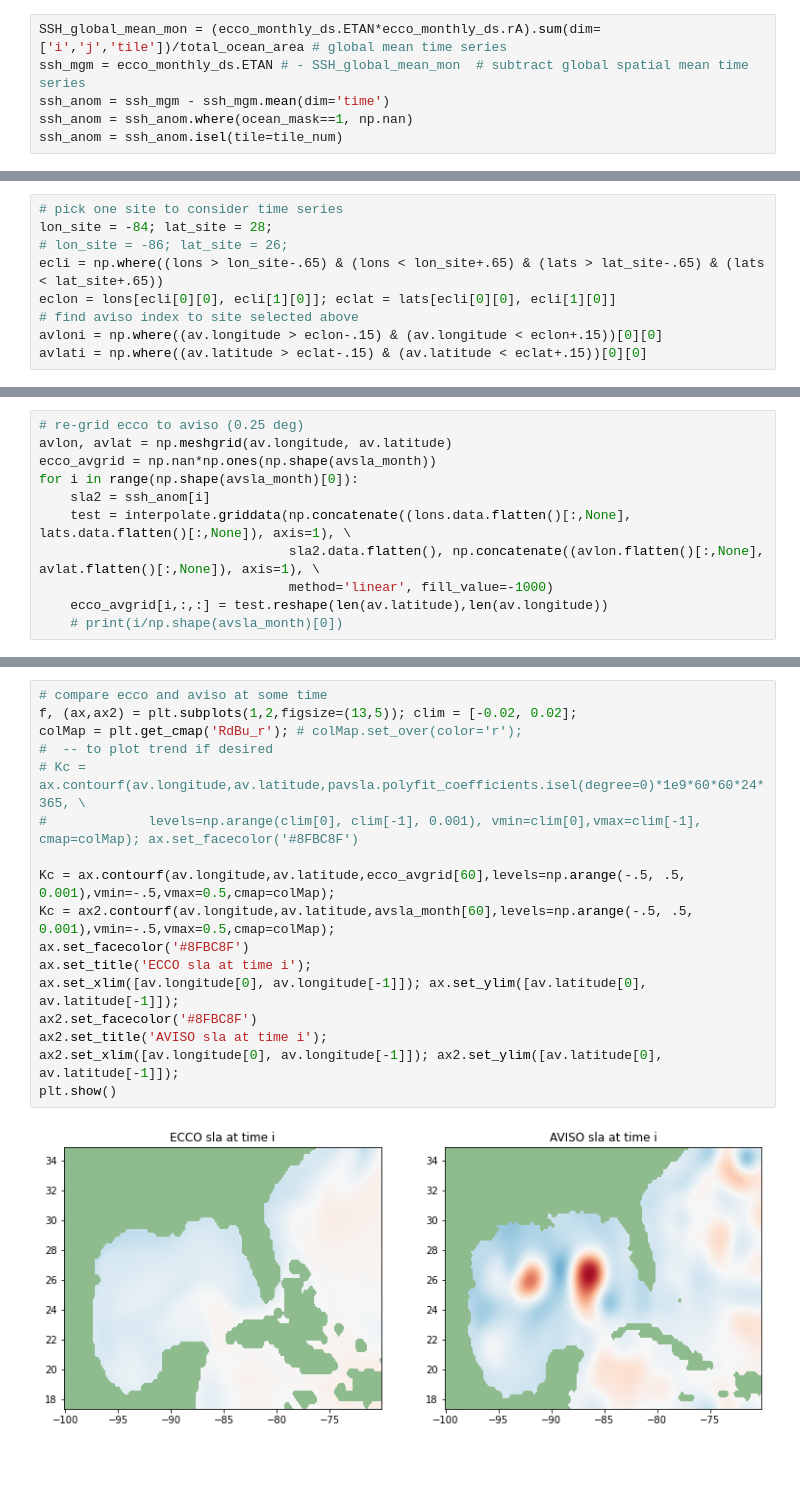
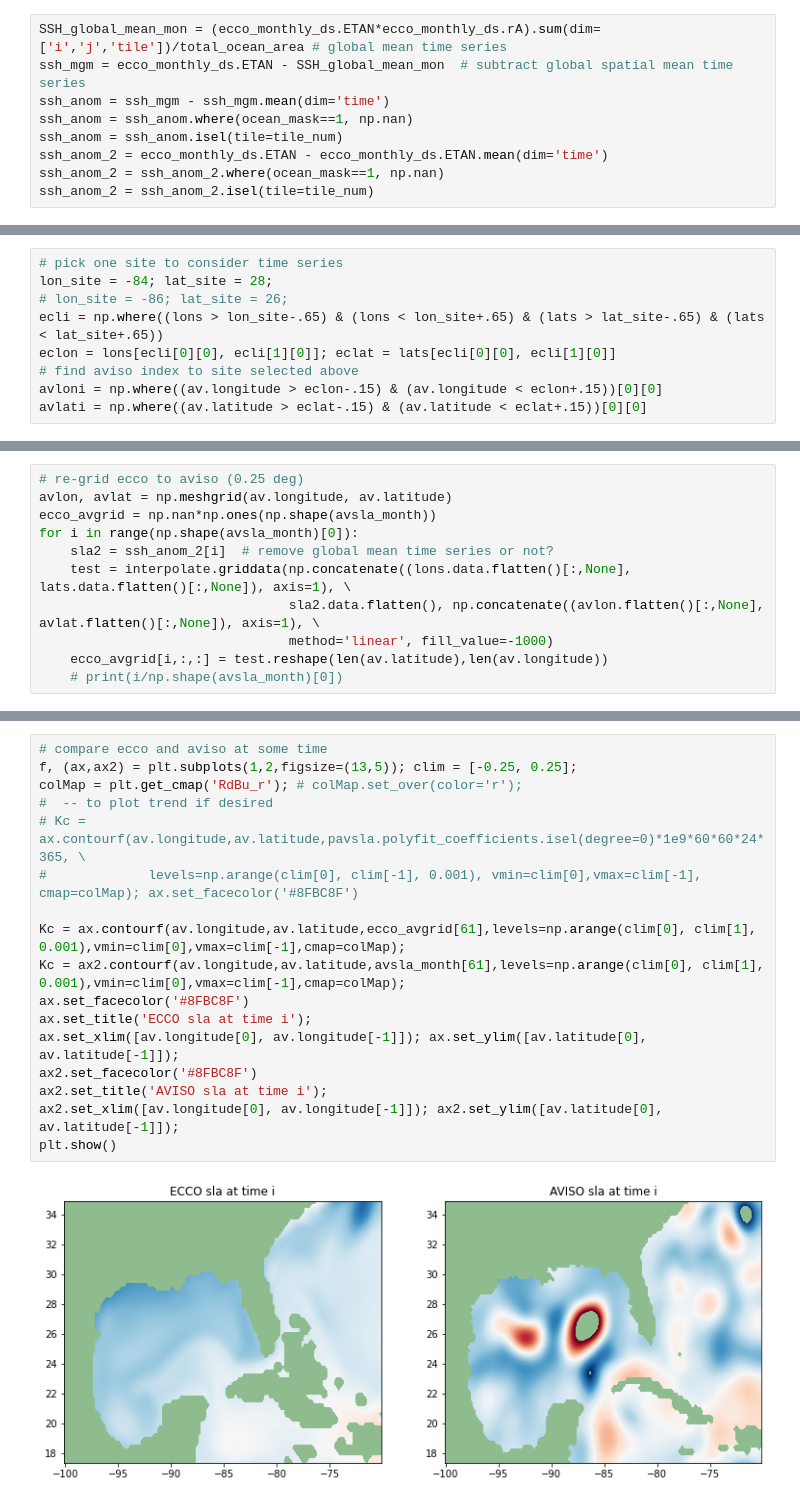
Before and after one commit to jakesteinberg/nasa_ostst, a Jupyter notebook: aviso_trends.ipynb, the cells around one changed output, grey strips where cells are left out. Saved outputs shown, nothing was run; the diff lists cells and outputs as text; blank space fills up the shorter version.

```diff
--- a/aviso_trends.ipynb
+++ b/aviso_trends.ipynb
@@ -54,9 +58,12 @@ total_ocean_area = np.sum(ecco_monthly_ds.rA*ocean_mask)
 # %%
 SSH_global_mean_mon = (ecco_monthly_ds.ETAN*ecco_monthly_ds.rA).sum(dim=['i','j','tile'])/total_ocean_area # global mean time series
-ssh_mgm = ecco_monthly_ds.ETAN # - SSH_global_mean_mon  # subtract global spatial mean time series
+ssh_mgm = ecco_monthly_ds.ETAN - SSH_global_mean_mon  # subtract global spatial mean time series
 ssh_anom = ssh_mgm - ssh_mgm.mean(dim='time')
 ssh_anom = ssh_anom.where(ocean_mask==1, np.nan)
 ssh_anom = ssh_anom.isel(tile=tile_num)
+ssh_anom_2 = ecco_monthly_ds.ETAN - ecco_monthly_ds.ETAN.mean(dim='time')
+ssh_anom_2 = ssh_anom_2.where(ocean_mask==1, np.nan)
+ssh_anom_2 = ssh_anom_2.isel(tile=tile_num)
 # %%
 # AVISO SLA
 # av_path = '/Users/jakesteinberg/Documents/NASA_OSTST/AVISO/cmems_obs_ssh_allsat_l4_pt25deg_P1D_1644446947552_2011_2017.nc'
@@ -146,7 +223,7 @@ ax.set_xticks([np.datetime64('1995'), np.datetime64('2000'), \
 avlon, avlat = np.meshgrid(av.longitude, av.latitude)
 ecco_avgrid = np.nan*np.ones(np.shape(avsla_month))
 for i in range(np.shape(avsla_month)[0]):
-    sla2 = ssh_anom[i]
+    sla2 = ssh_anom_2[i]  # remove global mean time series or not?
     test = interpolate.griddata(np.concatenate((lons.data.flatten()[:,None], lats.data.flatten()[:,None]), axis=1), \
                                 sla2.data.flatten(), np.concatenate((avlon.flatten()[:,None], avlat.flatten()[:,None]), axis=1), \
                                 method='linear', fill_value=-1000)
@@ -159,21 +236,21 @@ skill_2deg = np.nanvar(ecco_avgrid - avsla_month, axis=0)/np.nanvar(avsla_month,
 # %%
 # compare ecco and aviso at some time
-f, (ax,ax2) = plt.subplots(1,2,figsize=(13,5)); clim = [-0.02, 0.02];
+f, (ax,ax2) = plt.subplots(1,2,figsize=(13,5)); clim = [-0.25, 0.25];
 colMap = plt.get_cmap('RdBu_r'); # colMap.set_over(color='r');
 #  -- to plot trend if desired
 # Kc = ax.contourf(av.longitude,av.latitude,pavsla.polyfit_coefficients.isel(degree=0)*1e9*60*60*24*365, \
 #             levels=np.arange(clim[0], clim[-1], 0.001), vmin=clim[0],vmax=clim[-1], cmap=colMap); ax.set_facecolor('#8FBC8F')
 
-Kc = ax.contourf(av.longitude,av.latitude,ecco_avgrid[60],levels=np.arange(-.5, .5, 0.001),vmin=-.5,vmax=0.5,cmap=colMap);
-Kc = ax2.contourf(av.longitude,av.latitude,avsla_month[60],levels=np.arange(-.5, .5, 0.001),vmin=-.5,vmax=0.5,cmap=colMap);
+Kc = ax.contourf(av.longitude,av.latitude,ecco_avgrid[61],levels=np.arange(clim[0], clim[1], 0.001),vmin=clim[0],vmax=clim[-1],cmap=colMap);
+Kc = ax2.contourf(av.longitude,av.latitude,avsla_month[61],levels=np.arange(clim[0], clim[1], 0.001),vmin=clim[0],vmax=clim[-1],cmap=colMap);
 ax.set_facecolor('#8FBC8F')
 ax.set_title('ECCO sla at time i');
 ax.set_xlim([av.longitude[0], av.longitude[-1]]); ax.set_ylim([av.latitude[0], av.latitude[-1]]);
 ax2.set_facecolor('#8FBC8F')
 ax2.set_title('AVISO sla at time i');
 ax2.set_xlim([av.longitude[0], av.longitude[-1]]); ax2.set_ylim([av.latitude[0], av.latitude[-1]]);
 plt.show()
 # %% [output]
-[figure, old version]
+[figure, new version]
 # %%
 f, (ax1,ax2) = plt.subplots(1,2,figsize=(14,5)); clim = [-0.02, 0.02];
```
Also changed, not shown: parts of 10 cells of this notebook, 3 other files.
